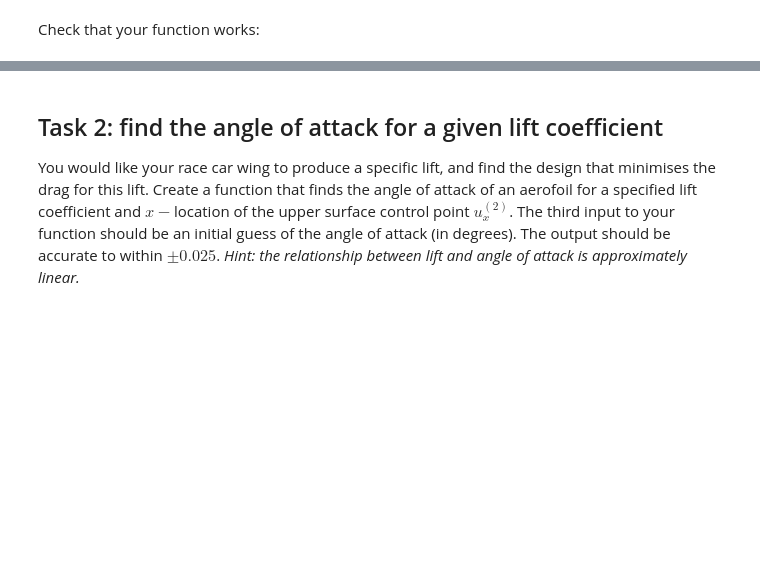
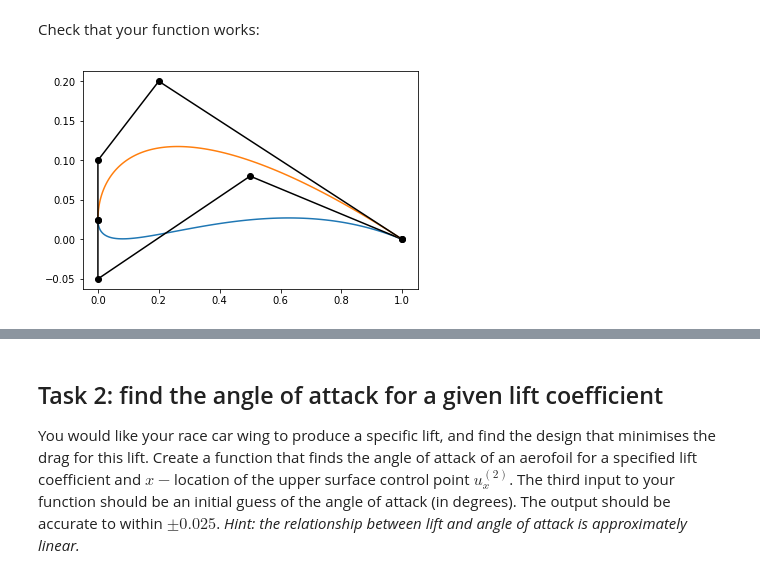
Before and after one commit to Onaroc/PythonLabs, a Jupyter notebook: Semester 2/optfoil.ipynb, the cells around one changed output, grey strips where cells are left out. Cells and saved outputs as stored; diff of their text form; code cells hidden in the pictures; blank space fills up the shorter version.

```diff
--- a/Semester 2/optfoil.ipynb
+++ b/Semester 2/optfoil.ipynb
@@ -16,8 +13,31 @@ raise NotImplementedError()
+# %%
+def parametric_aerofoil2(u2):
+    p = np.array([[1, 0.0], [0.5, 0.08], [0.0, -0.05]])
+    q = np.array([[0.0, 0.1], [u2, 0.2], [1, 0.0]])
+    # weights
+    zp = np.array([1, 1, 1, 1])
+    zq = np.array([1, 1, 1, 1])
+    # n and p are the order of p and q respectively
+    n = np.float(p.shape[0])
+    m = np.float(q.shape[0])
+    # calculate connection point
+    q_start = p_end = (n / (n + m)) * p[-1,:] + (m / (n + m)) * q[0,:]
+    # add to control points
+    pp = np.vstack([p, p_end])
+    qq = np.vstack([q_start, q])
+    # calculate two curves
+    lower = rational_bezier(pp, zp)
+    upper = rational_bezier(qq, zq)
+    # and join together and remove repeat point
+    points = np.concatenate([lower,upper[1:]])
+    return points
 # %% [markdown]
 Check that your function works:
 # %%
-u2 = 0.1
+u2 = 0.2
 points = parametric_aerofoil2(u2)
+# %% [output]
+[figure, added]
 # %%
 """parametric_aerofoil2"""
 assert np.allclose(parametric_aerofoil2(0.1)[26:29,1],[ 0.02710604,  0.02704144,  0.02691808], 0.01)
```
Also changed, not shown: parts of 18 cells of this notebook, 3 other files.
